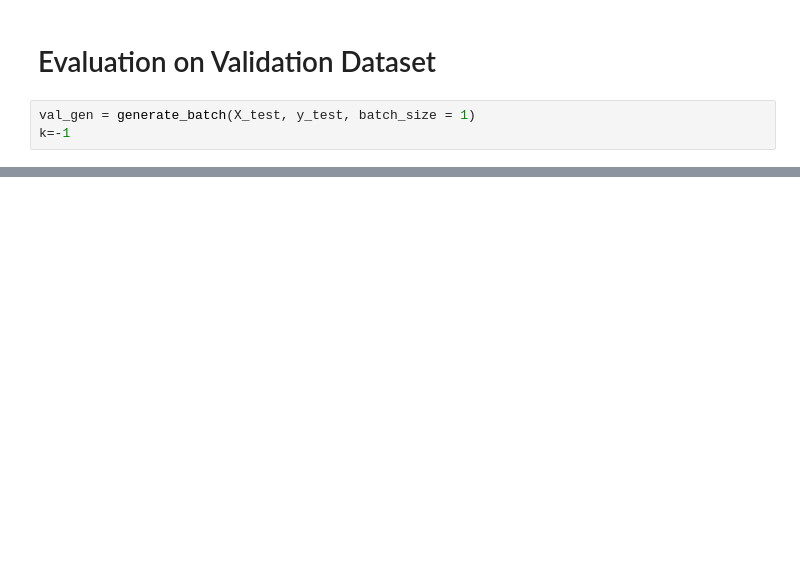
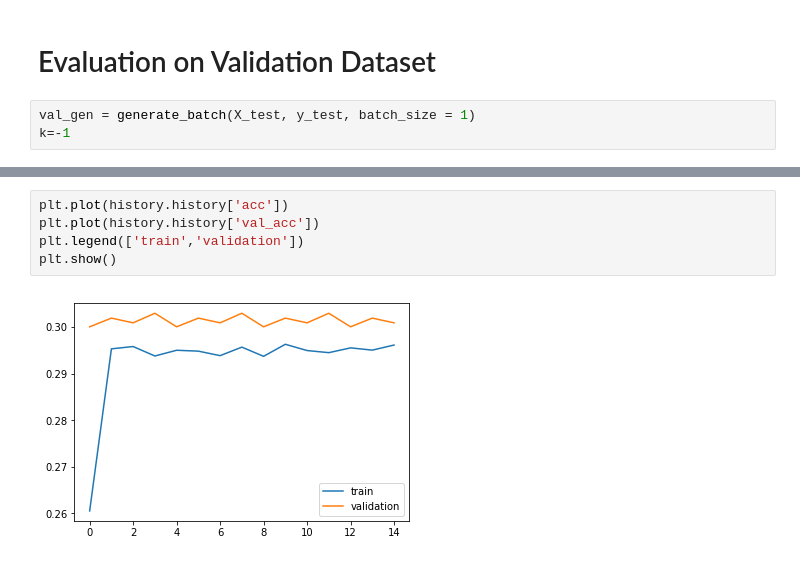
Before and after one commit to HassanSherwani/Language_Translator, a Jupyter notebook: Encoder_Decoder_2015.ipynb, the cells around one changed output, grey strips where cells are left out. Cells and saved outputs as stored; diff of their text form; blank space fills up the shorter version.

```diff
--- a/Encoder_Decoder_2015.ipynb
+++ b/Encoder_Decoder_2015.ipynb
@@ -607,0 +590,7 @@ Predicted German Translation:  unk unk unk unk unk unk unk unk unk unk unk unk
+# %%
+plt.plot(history.history['acc'])
+plt.plot(history.history['val_acc'])
+plt.legend(['train','validation'])
+plt.show()
+# %% [output]
+[figure, added]
```
Also changed, not shown: parts of 16 cells of this notebook.
